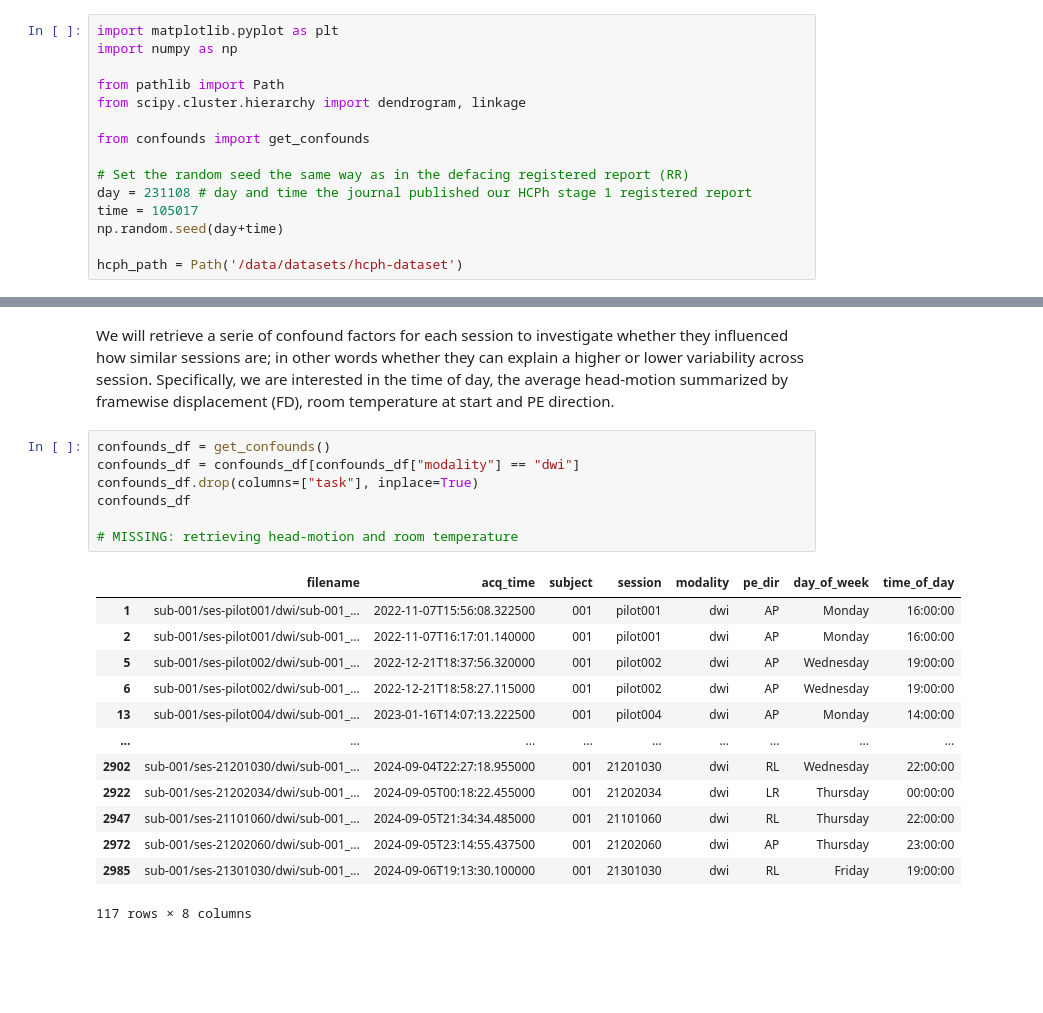
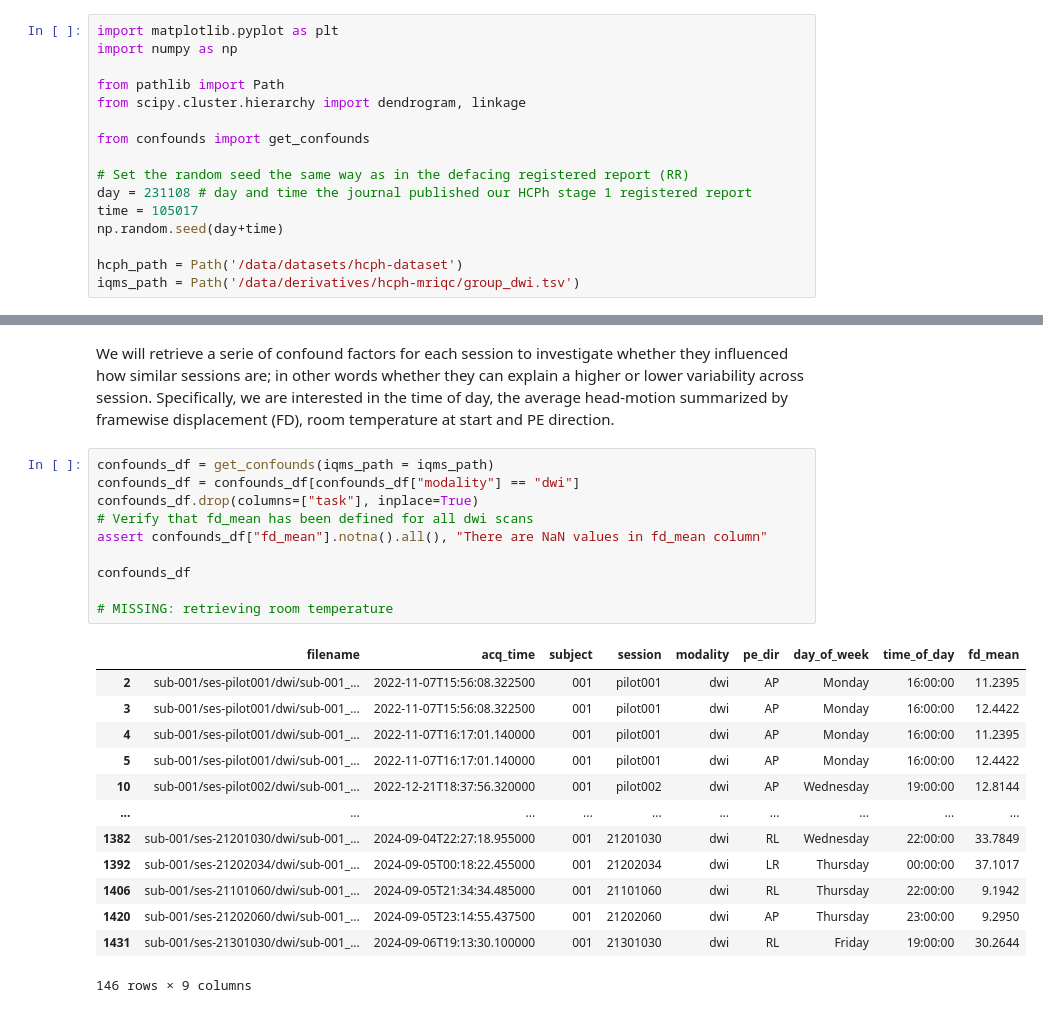
Before and after one commit to celprov/hcph-sops, a Jupyter notebook: docs/analysis/within-scanner-sc-variability.ipynb, the cells around one changed output, grey strips where cells are left out. Saved outputs shown, nothing was run; the diff lists cells and outputs as text; blank space fills up the shorter version.

Commit message:
enh: retrieve average head motion to verify if they explain similarity/variability between SC matrices from different sessions

```diff
--- a/docs/analysis/within-scanner-sc-variability.ipynb
+++ b/docs/analysis/within-scanner-sc-variability.ipynb
@@ -15,6 +15,7 @@ time = 105017
 np.random.seed(day+time)
 
 hcph_path = Path('/data/datasets/hcph-dataset')
+iqms_path = Path('/data/derivatives/hcph-mriqc/group_dwi.tsv')
 # %% [markdown]
 ### Simulate SC matrices with a set bias
 # %% [markdown]
@@ -113,23 +114,26 @@ plt.show()
 # %% [markdown]
 We will retrieve a serie of confound factors for each session to investigate whether they influenced how similar sessions are; in other words whether they can explain a higher or lower variability across session. Specifically, we are interested in the time of day, the average head-motion summarized by framewise displacement (FD), room temperature at start and PE direction.
 # %%
-confounds_df = get_confounds()
+confounds_df = get_confounds(iqms_path = iqms_path)
 confounds_df = confounds_df[confounds_df["modality"] == "dwi"]
 confounds_df.drop(columns=["task"], inplace=True)
+# Verify that fd_mean has been defined for all dwi scans
+assert confounds_df["fd_mean"].notna().all(), "There are NaN values in fd_mean column"
+
 confounds_df
 
-# MISSING: retrieving head-motion and room temperature
+# MISSING: retrieving room temperature
 # %% [output]
-|  | filename | acq_time | subject | session | modality | pe_dir | day_of_week | time_of_day |
-| 1 | sub-001/ses-pilot001/dwi/sub-001_... | 2022-11-07T15:56:08.322500 | 001 | pilot001 | dwi | AP | Monday | 16:00:00 |
-| 2 | sub-001/ses-pilot001/dwi/sub-001_... | 2022-11-07T16:17:01.140000 | 001 | pilot001 | dwi | AP | Monday | 16:00:00 |
-| 5 | sub-001/ses-pilot002/dwi/sub-001_... | 2022-12-21T18:37:56.320000 | 001 | pilot002 | dwi | AP | Wednesday | 19:00:00 |
-| 6 | sub-001/ses-pilot002/dwi/sub-001_... | 2022-12-21T18:58:27.115000 | 001 | pilot002 | dwi | AP | Wednesday | 19:00:00 |
-| 13 | sub-001/ses-pilot004/dwi/sub-001_... | 2023-01-16T14:07:13.222500 | 001 | pilot004 | dwi | AP | Monday | 14:00:00 |
-| ... | ... | ... | ... | ... | ... | ... | ... | ... |
-| 2902 | sub-001/ses-21201030/dwi/sub-001_... | 2024-09-04T22:27:18.955000 | 001 | 21201030 | dwi | RL | Wednesday | 22:00:00 |
-| 2922 | sub-001/ses-21202034/dwi/sub-001_... | 2024-09-05T00:18:22.455000 | 001 | 21202034 | dwi | LR | Thursday | 00:00:00 |
-| 2947 | sub-001/ses-21101060/dwi/sub-001_... | 2024-09-05T21:34:34.485000 | 001 | 21101060 | dwi | RL | Thursday | 22:00:00 |
-| 2972 | sub-001/ses-21202060/dwi/sub-001_... | 2024-09-05T23:14:55.437500 | 001 | 21202060 | dwi | AP | Thursday | 23:00:00 |
-| 2985 | sub-001/ses-21301030/dwi/sub-001_... | 2024-09-06T19:13:30.100000 | 001 | 21301030 | dwi | RL | Friday | 19:00:00 |
+|  | filename | acq_time | subject | session | modality | pe_dir | day_of_week | time_of_day | fd_mean |
+| 2 | sub-001/ses-pilot001/dwi/sub-001_... | 2022-11-07T15:56:08.322500 | 001 | pilot001 | dwi | AP | Monday | 16:00:00 | 11.2395 |
+| 3 | sub-001/ses-pilot001/dwi/sub-001_... | 2022-11-07T15:56:08.322500 | 001 | pilot001 | dwi | AP | Monday | 16:00:00 | 12.4422 |
+| 4 | sub-001/ses-pilot001/dwi/sub-001_... | 2022-11-07T16:17:01.140000 | 001 | pilot001 | dwi | AP | Monday | 16:00:00 | 11.2395 |
+| 5 | sub-001/ses-pilot001/dwi/sub-001_... | 2022-11-07T16:17:01.140000 | 001 | pilot001 | dwi | AP | Monday | 16:00:00 | 12.4422 |
+| 10 | sub-001/ses-pilot002/dwi/sub-001_... | 2022-12-21T18:37:56.320000 | 001 | pilot002 | dwi | AP | Wednesday | 19:00:00 | 12.8144 |
+| ... | ... | ... | ... | ... | ... | ... | ... | ... | ... |
+| 1382 | sub-001/ses-21201030/dwi/sub-001_... | 2024-09-04T22:27:18.955000 | 001 | 21201030 | dwi | RL | Wednesday | 22:00:00 | 33.7849 |
+| 1392 | sub-001/ses-21202034/dwi/sub-001_... | 2024-09-05T00:18:22.455000 | 001 | 21202034 | dwi | LR | Thursday | 00:00:00 | 37.1017 |
+| 1406 | sub-001/ses-21101060/dwi/sub-001_... | 2024-09-05T21:34:34.485000 | 001 | 21101060 | dwi | RL | Thursday | 22:00:00 | 9.1942 |
+| 1420 | sub-001/ses-21202060/dwi/sub-001_... | 2024-09-05T23:14:55.437500 | 001 | 21202060 | dwi | AP | Thursday | 23:00:00 | 9.2950 |
+| 1431 | sub-001/ses-21301030/dwi/sub-001_... | 2024-09-06T19:13:30.100000 | 001 | 21301030 | dwi | RL | Friday | 19:00:00 | 30.2644 |
-117 rows × 8 columns
+146 rows × 9 columns
```
